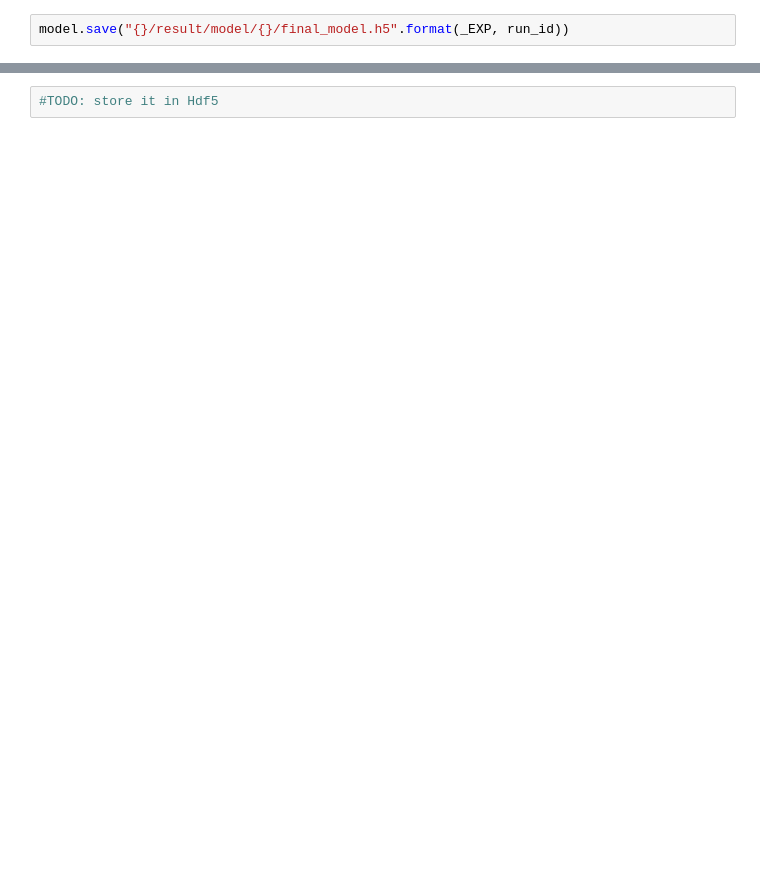
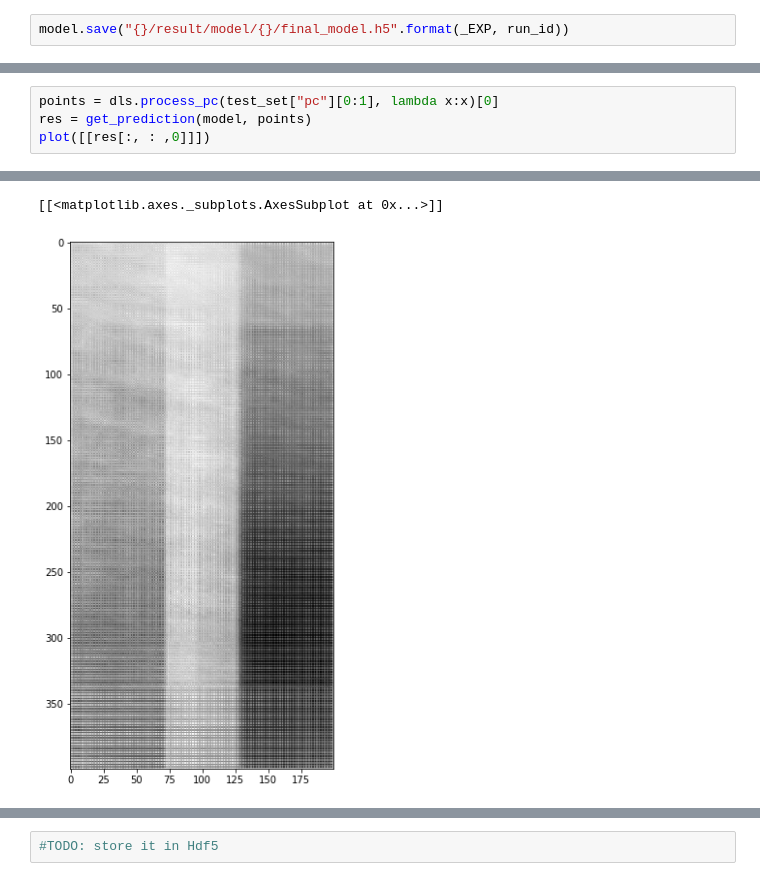
Before and after one commit to mrtpk/crispy-eureka, a Jupyter notebook: nbs/experiment 0.ipynb, the cells around one changed output, grey strips where cells are left out. Saved outputs shown, nothing was run; the diff lists cells and outputs as text; blank space fills up the shorter version.

```diff
--- a/nbs/experiment 0.ipynb
+++ b/nbs/experiment 0.ipynb
@@ -258,0 +214,5 @@ def execute(learning_rate=1e-4, epochs=2): # train func
+# %%
+points = dls.process_pc(test_set["pc"][0:1], lambda x:x)[0]
+res = get_prediction(model, points)
+plot([[res[:, : ,0]]])
+# %% [output]
@@ -258,0 +220,2 @@ def execute(learning_rate=1e-4, epochs=2): # train func
+[[<matplotlib.axes._subplots.AxesSubplot at 0x...>]]
+[figure, added]
```
Also changed, not shown: parts of 16 cells of this notebook, 1 other file.
